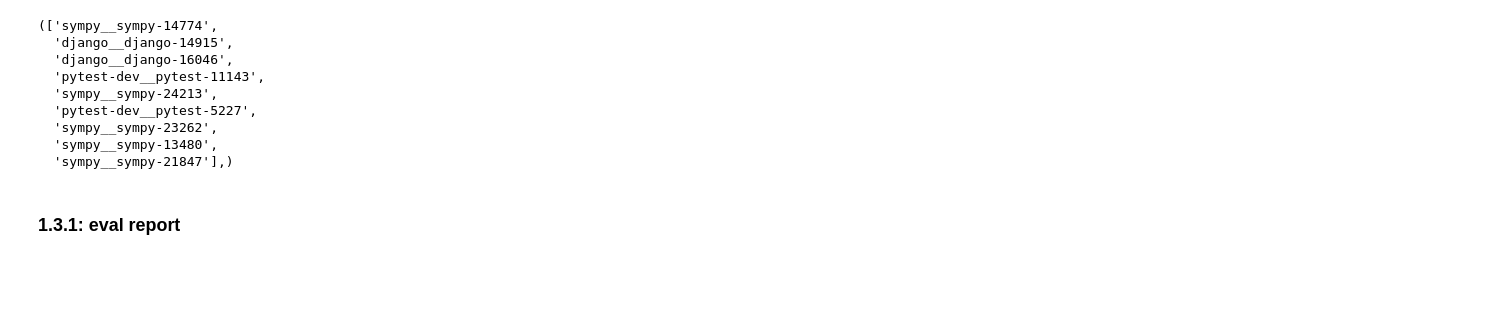
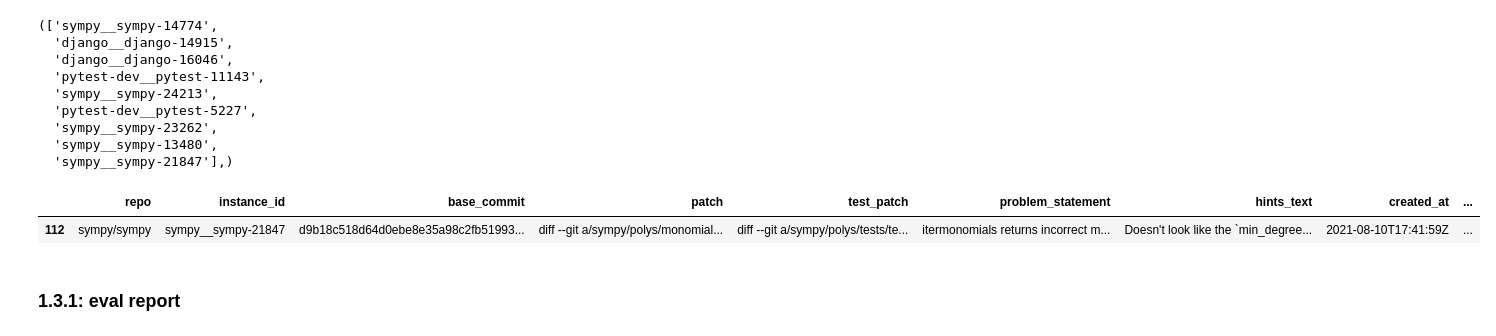
Before and after one commit to 1jsingh/SWE-agent, a Jupyter notebook: notebooks/test-env.ipynb, the cells around one changed output. Saved outputs shown, nothing was run; the diff lists cells and outputs as text; code cells hidden in the pictures; blank space fills up the shorter version.

```diff
--- a/notebooks/test-env.ipynb
+++ b/notebooks/test-env.ipynb
@@ -894,6 +984,11 @@ random.random()
   'sympy__sympy-23262',
   'sympy__sympy-13480',
   'sympy__sympy-21847'],)
+# %%
+df[df['instance_id']=='sympy__sympy-21847']
+# %% [output]
+|  | repo | instance_id | base_commit | patch | test_patch | problem_statement | hints_text | created_at | ... |
+| 112 | sympy/sympy | sympy__sympy-21847 | d9b18c518d64d0ebe8e35a98c2fb51993... | diff --git a/sympy/polys/monomial... | diff --git a/sympy/polys/tests/te... | itermonomials returns incorrect m... | Doesn't look like the `min_degree... | 2021-08-10T17:41:59Z | ... |
 # %% [markdown]
 ### 1.3.1: eval report
 # %%
```
Also changed, not shown: parts of 39 cells of this notebook, 9 other files.
